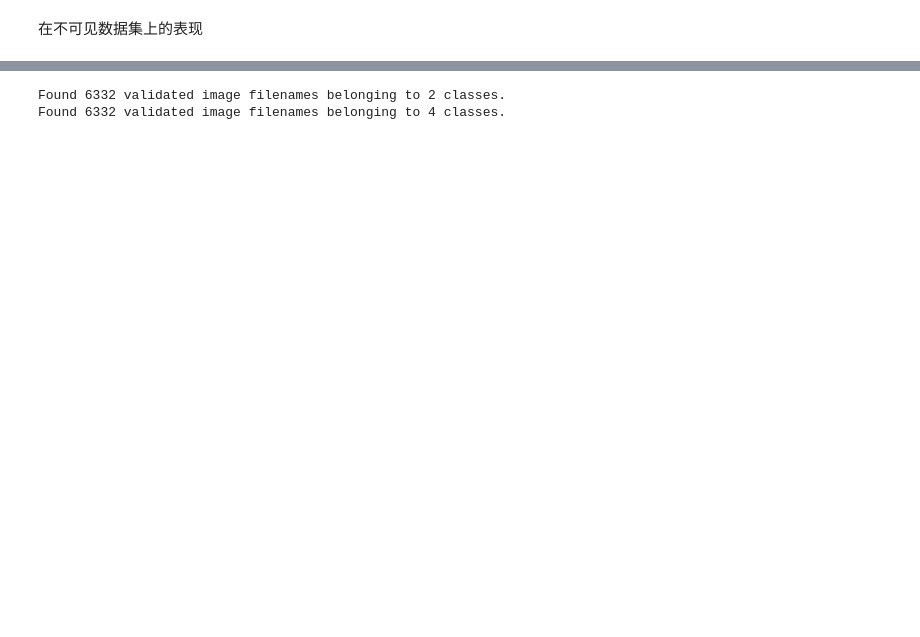
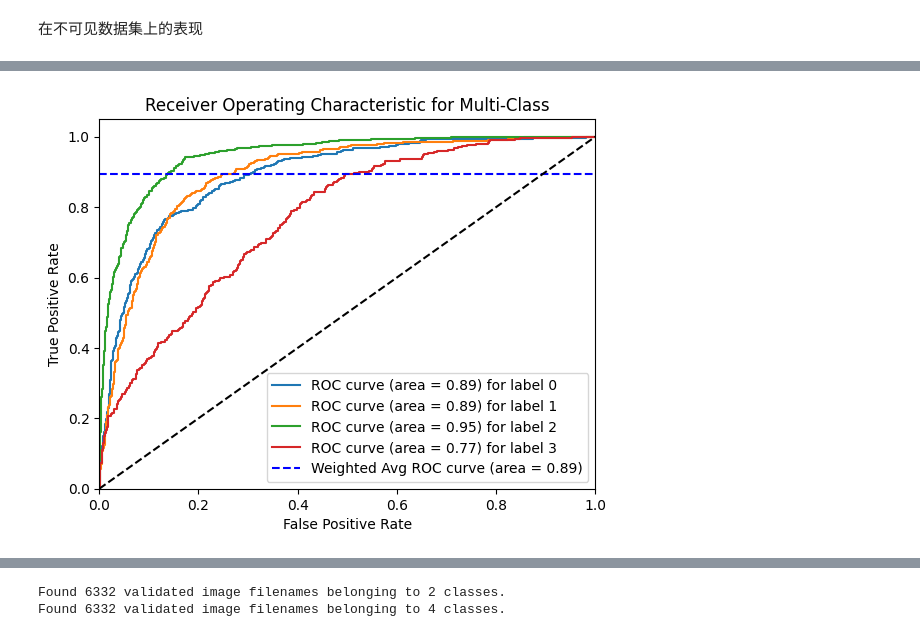
Before and after one commit to SHVleV9CYWkK/CRCHistoPhenotypes-Image-Classification, a Jupyter notebook: main.ipynb, the cells around one changed output, grey strips where cells are left out. Cells and saved outputs as stored; diff of their text form; code cells hidden in the pictures; blank space fills up the shorter version.

```diff
--- a/main.ipynb
+++ b/main.ipynb
@@ -760,0 +883,3 @@ baseline_categorical.evaluate(test_cellType_generator)
+# %%
+categorical_roc_curve(baseline_categorical, test_cellType_generator)
+# %% [output]
@@ -761,3 +889,4 @@ baseline_categorical.evaluate(test_cellType_generator)
+[figure, added]
 # %% [markdown]
 ## 总结模型性能
 多分类基线模型似乎在训练集上表现欠佳，准确性、精确度、召回率和 F1 分数都相对较低。并且在验证集集上的性能表现更差。
```
Also changed, not shown: parts of 63 cells of this notebook, 8 other files.
